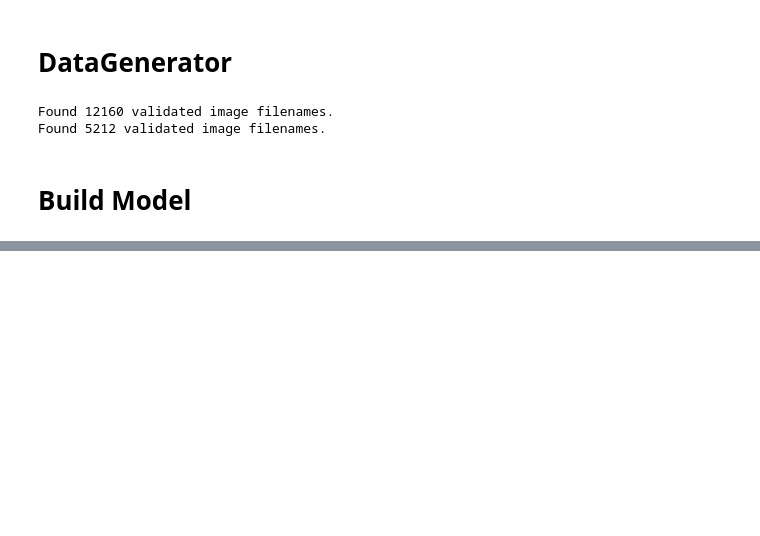
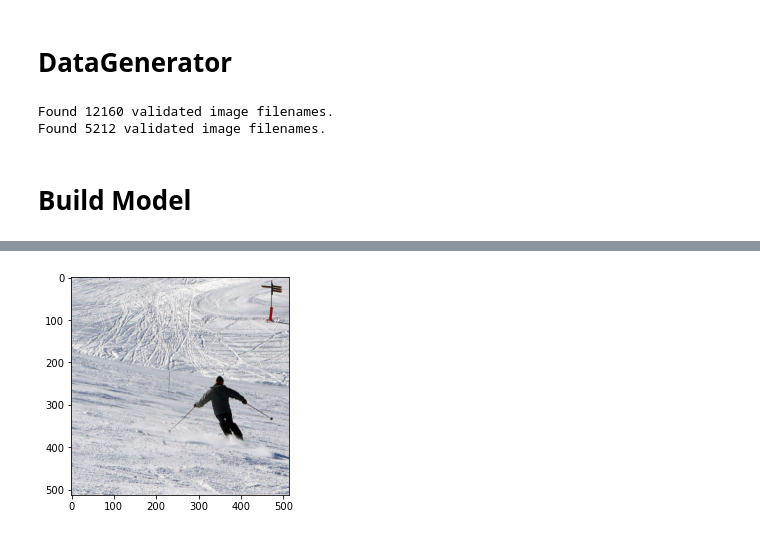
Before and after one commit to EverySports/Deep-Learning, a Jupyter notebook: Train.ipynb, the cells around one changed output, grey strips where cells are left out. Drawn from its saved outputs; the diff is of its cells as text; code cells hidden in the pictures; blank space fills up the shorter version.

```diff
--- a/Train.ipynb
+++ b/Train.ipynb
@@ -217,2 +214,10 @@ Trainable params: 69,666
 Non-trainable params: 23,587,712
 _________________________________________________________________
+# %%
+image = cv2.imread(f'../../Datasets/images/skiing.jpg', cv2.IMREAD_COLOR)
+image = cv2.cvtColor(image, cv2.COLOR_BGR2RGB).astype(np.float32)
+image /= 255.
+plt.imshow(image)
+plt.show()
+# %% [output]
+[figure, added]
```
Also changed, not shown: parts of 7 cells of this notebook.
